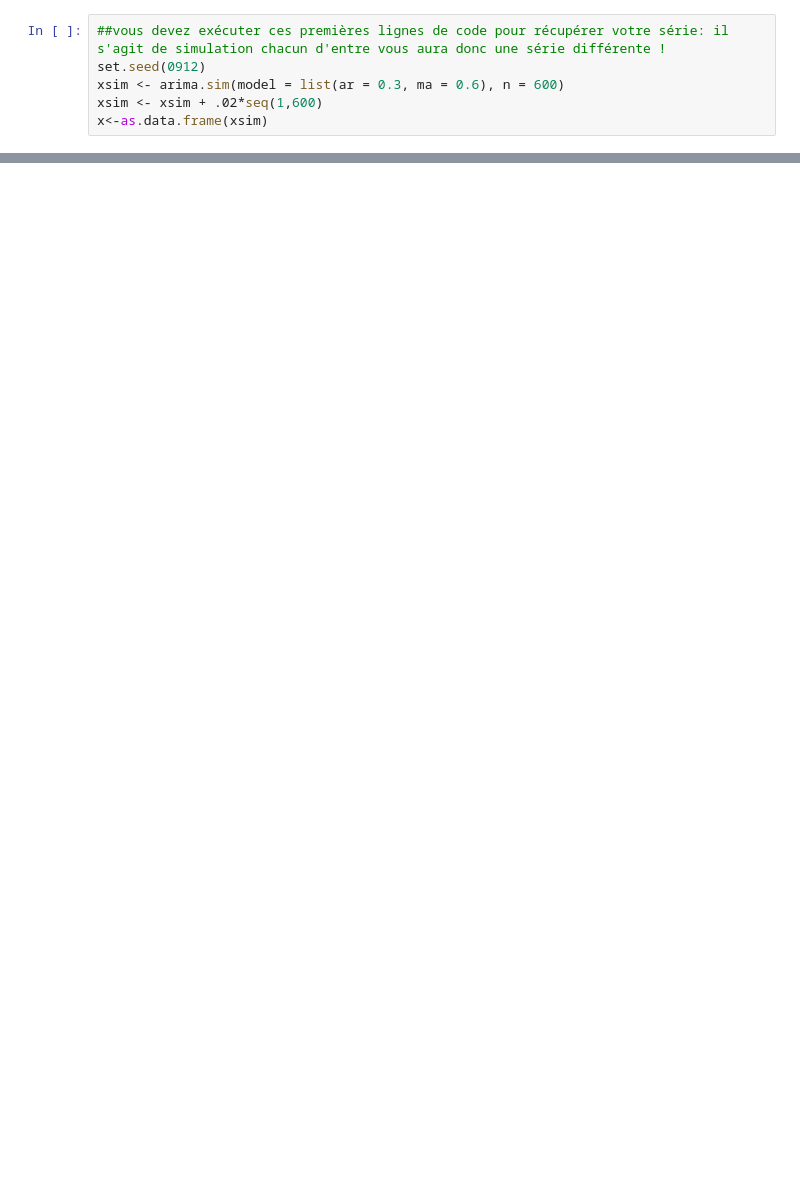
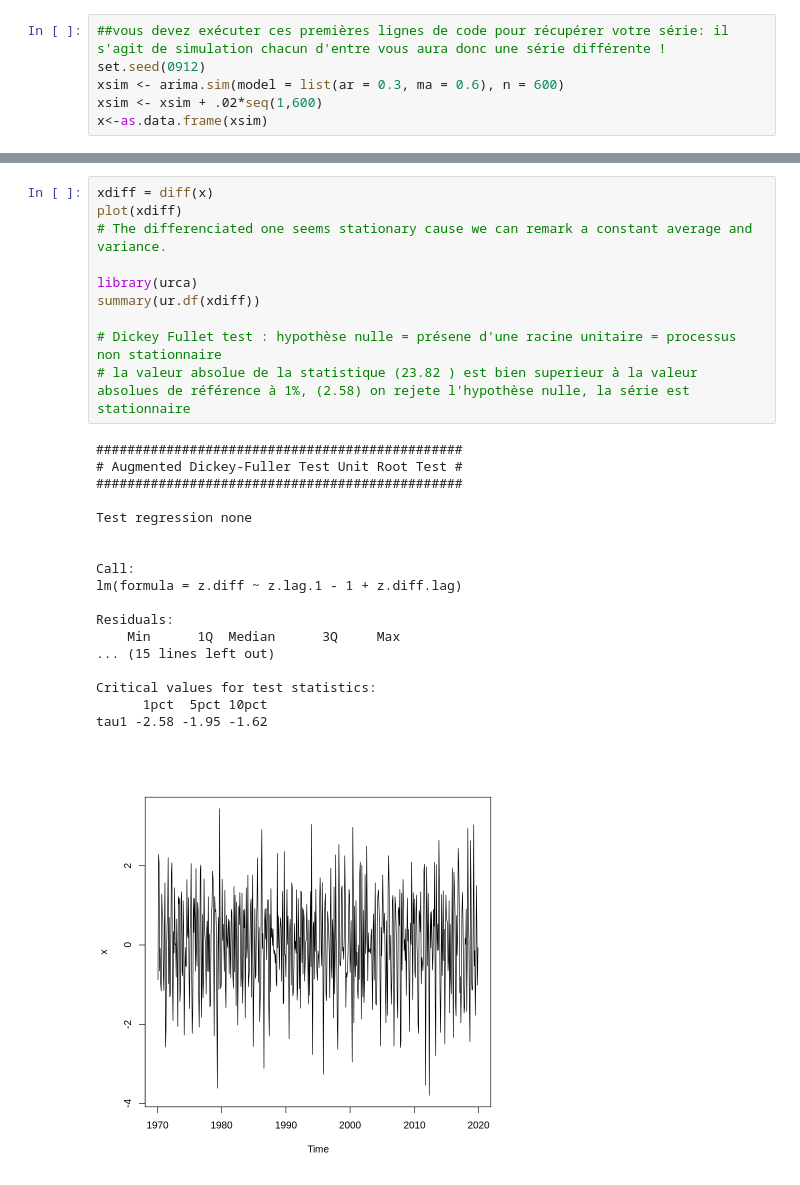
Before and after one commit to arshiataheri/Time-series-cours-with-R-2022-23, a Jupyter notebook: Time_series_with_R.ipynb, the cells around one changed output, grey strips where cells are left out. Saved outputs shown, nothing was run; the diff lists cells and outputs as text; blank space fills up the shorter version.

```diff
--- a/Time_series_with_R.ipynb
+++ b/Time_series_with_R.ipynb
@@ -32,0 +109,29 @@ ERROR: Error in eval(expr, envir, enclos): object 'x' not found
+# %%
+xdiff = diff(x)
+plot(xdiff)
+# The differenciated one seems stationary cause we can remark a constant average and variance.
+
+library(urca)
+summary(ur.df(xdiff))
+
+# Dickey Fullet test : hypothèse nulle = présene d'une racine unitaire = processus non stationnaire
+# la valeur absolue de la statistique (23.82 ) est bien superieur à la valeur absolues de référence à 1%, (2.58) on rejete l'hypothèse nulle, la série est stationnaire
+# %% [output]
+###############################################
+# Augmented Dickey-Fuller Test Unit Root Test #
+###############################################
+
+Test regression none
+
+
+Call:
+lm(formula = z.diff ~ z.lag.1 - 1 + z.diff.lag)
+
+Residuals:
+    Min      1Q  Median      3Q     Max
+... (15 lines left out)
+
+Critical values for test statistics:
+      1pct  5pct 10pct
+tau1 -2.58 -1.95 -1.62
+[figure, added]
```
Also changed, not shown: parts of 17 cells of this notebook.
